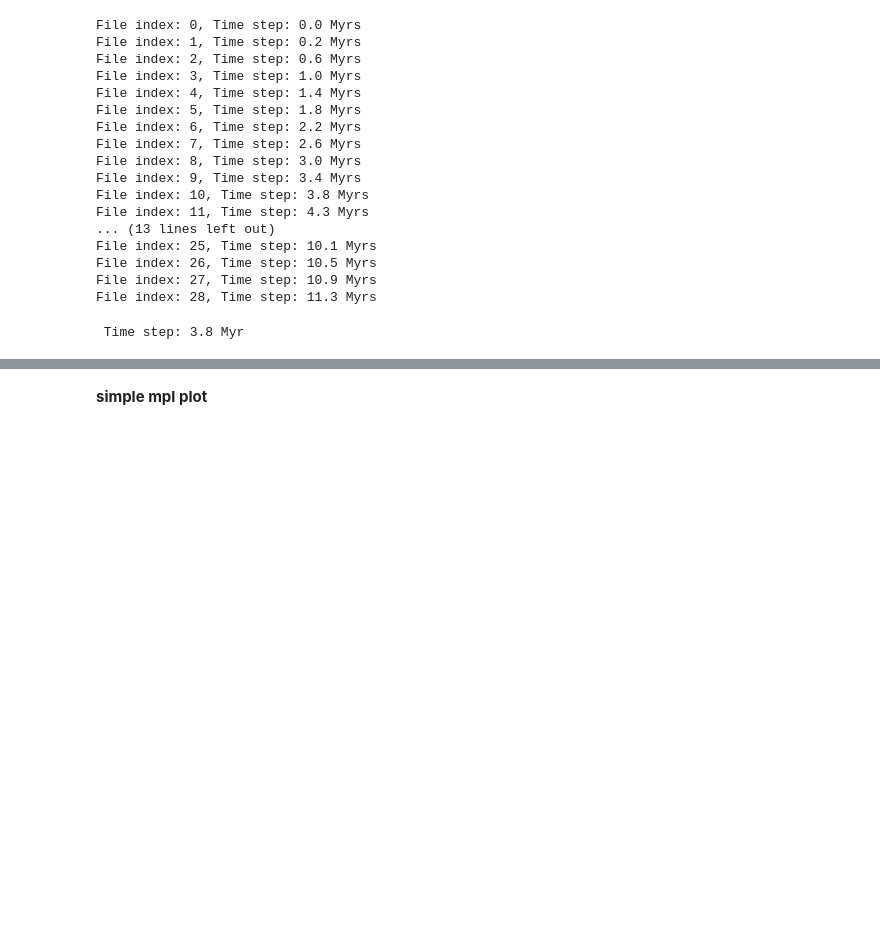
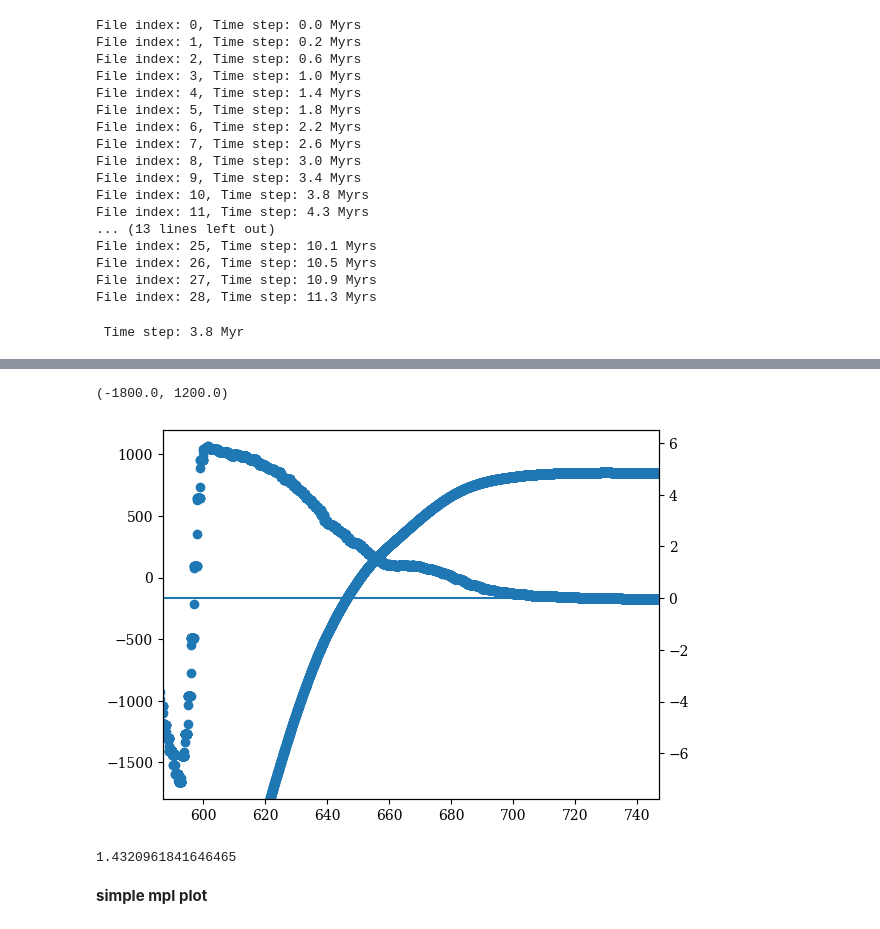
Before and after one commit to dansand/trench_pull_force, a Jupyter notebook: model_analysis/force_balance_single_step.ipynb, the cells around one changed output, grey strips where cells are left out. Saved outputs shown, nothing was run; the diff lists cells and outputs as text; code cells hidden in the pictures; blank space fills up the shorter version.

```diff
--- a/model_analysis/force_balance_single_step.ipynb
+++ b/model_analysis/force_balance_single_step.ipynb
@@ -316,0 +323,12 @@ topo_mesh = np.interp(cxpts, topo[:, 0], topo[:, 1])
+# %%
+topo_grad = np.gradient(topo_[:,1], topo_[:,0])
+topo_res_m = 1000*cxpts.shape[0] /topo_[:,0].shape[0]
+topo_res_m
+tindx_topo = np.argmin(np.abs(topo_[:,0]  - tloc ))
+offset = int(15e3/topo_res_m)
+angle_array = np.degrees(np.arctan(topo_grad))
+
+slope = np.max(topo_grad[tindx_topo:tindx_topo+offset])
+angle_rad = np.arctan(slope)
+angle_deg = np.degrees(angle_rad)
+print(angle_deg)
@@ -316,0 +346,12 @@ topo_mesh = np.interp(cxpts, topo[:, 0], topo[:, 1])
+# %%
+fig, ax = plt.subplots()
+ax.scatter(1e-3*topo_[:,0], topo_[:,1])
+ax2=ax.twinx()
+ax2.scatter(1e-3*topo_[:,0], angle_array)
+ax2.hlines(0, 1e-3*tloc - 10, 1e-3*tloc + 150 )
+
+ax.set_xlim(1e-3*tloc - 10, 1e-3*tloc + 150 )
+ax.set_ylim(-1800, 1200)
+# %% [output]
+(-1800.0, 1200.0)
+[figure, added]
@@ -317,3 +360,7 @@ topo_mesh = np.interp(cxpts, topo[:, 0], topo[:, 1])
+# %%
+np.degrees(np.arctan(1500/60000.))
+# %% [output]
+1.4320961841646465
 # %%
 # ---------------------------------------------------------------------
 # Load and orient stress components from HDF5, assuming z is positive downward
```
Also changed, not shown: parts of 10 cells of this notebook.
